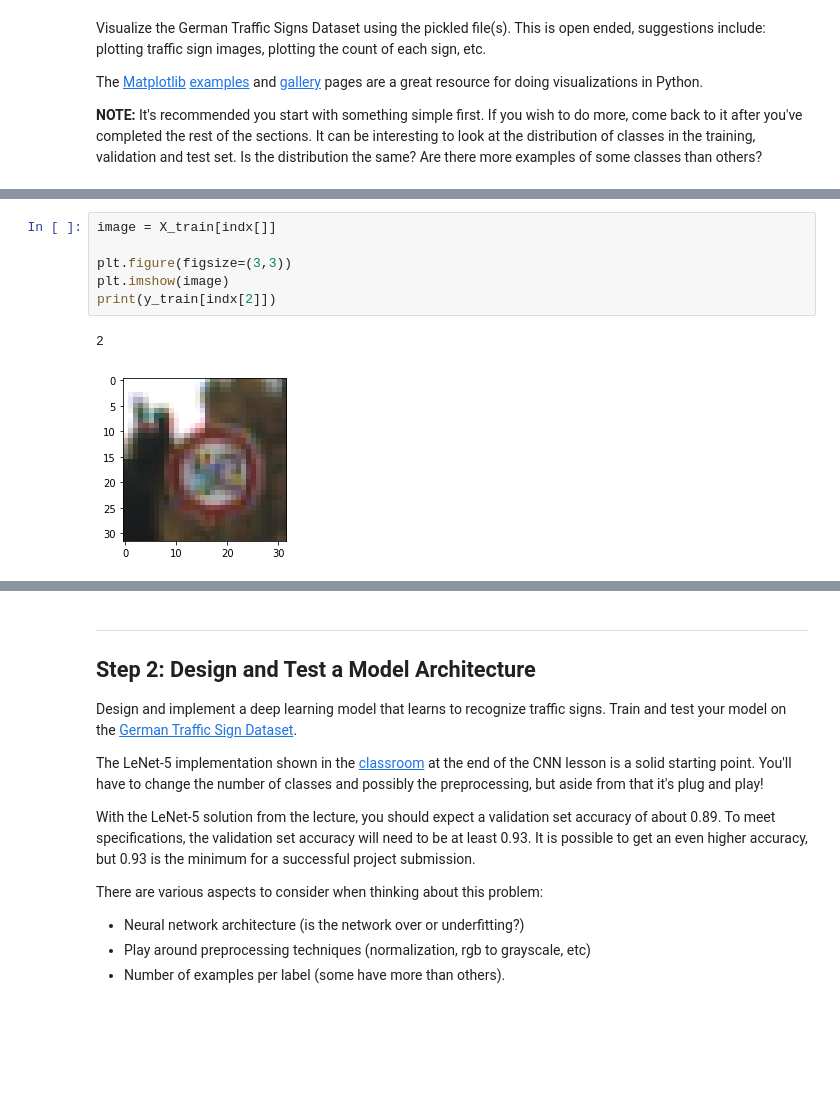
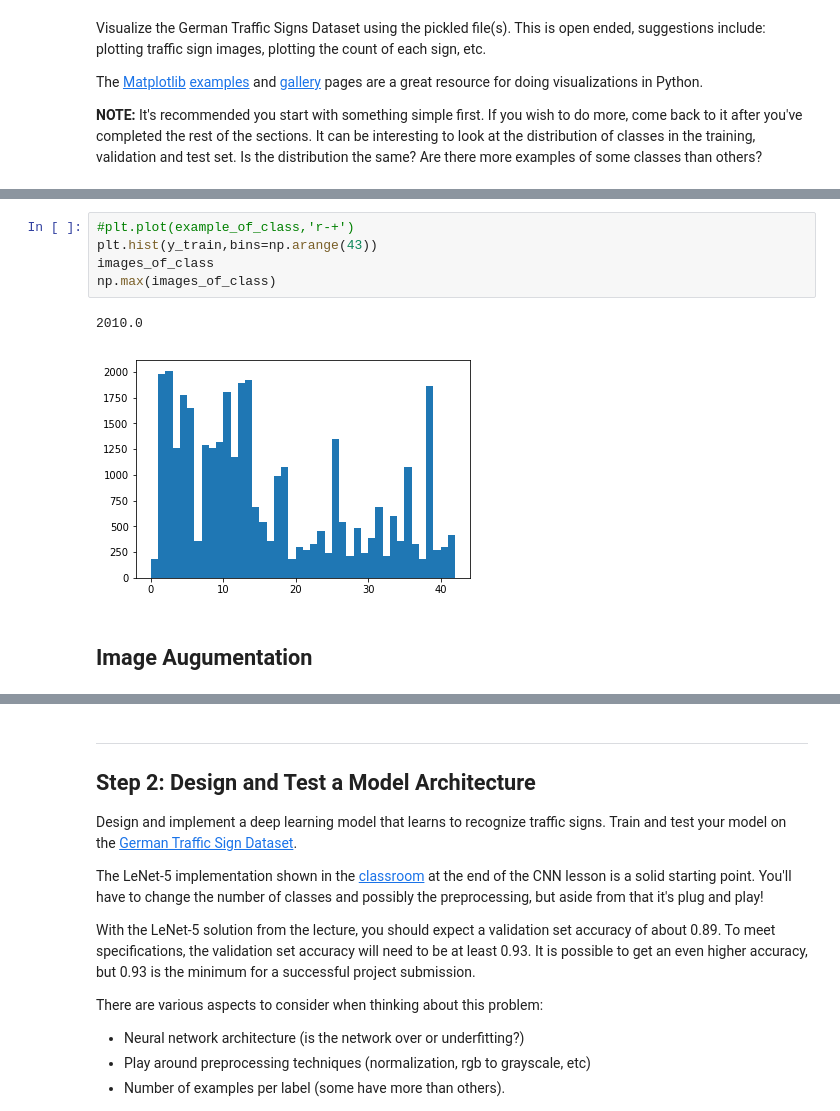
Before and after one commit to WatermelonCircle/CarND_traffic_sign_classifier, a Jupyter notebook: Traffic_Sign_Classifier.ipynb, the cells around one changed output, grey strips where cells are left out. Saved outputs shown, nothing was run; the diff lists cells and outputs as text; blank space fills up the shorter version.

```diff
--- a/Traffic_Sign_Classifier.ipynb
+++ b/Traffic_Sign_Classifier.ipynb
@@ -181,9 +135,10 @@ plt.plot(example_of_class,'r-+')
-# %%
-image = X_train[indx[]]
-
-plt.figure(figsize=(3,3))
-plt.imshow(image)
-print(y_train[indx[2]])
-# %% [output]
-2
-[figure, removed]
+# %%
+#plt.plot(example_of_class,'r-+')
+plt.hist(y_train,bins=np.arange(43))
+images_of_class
+np.max(images_of_class)
+# %% [output]
+2010.0
+[figure, added]
+# %% [markdown]
+## Image Augumentation
```
Also changed, not shown: parts of 33 cells of this notebook.
